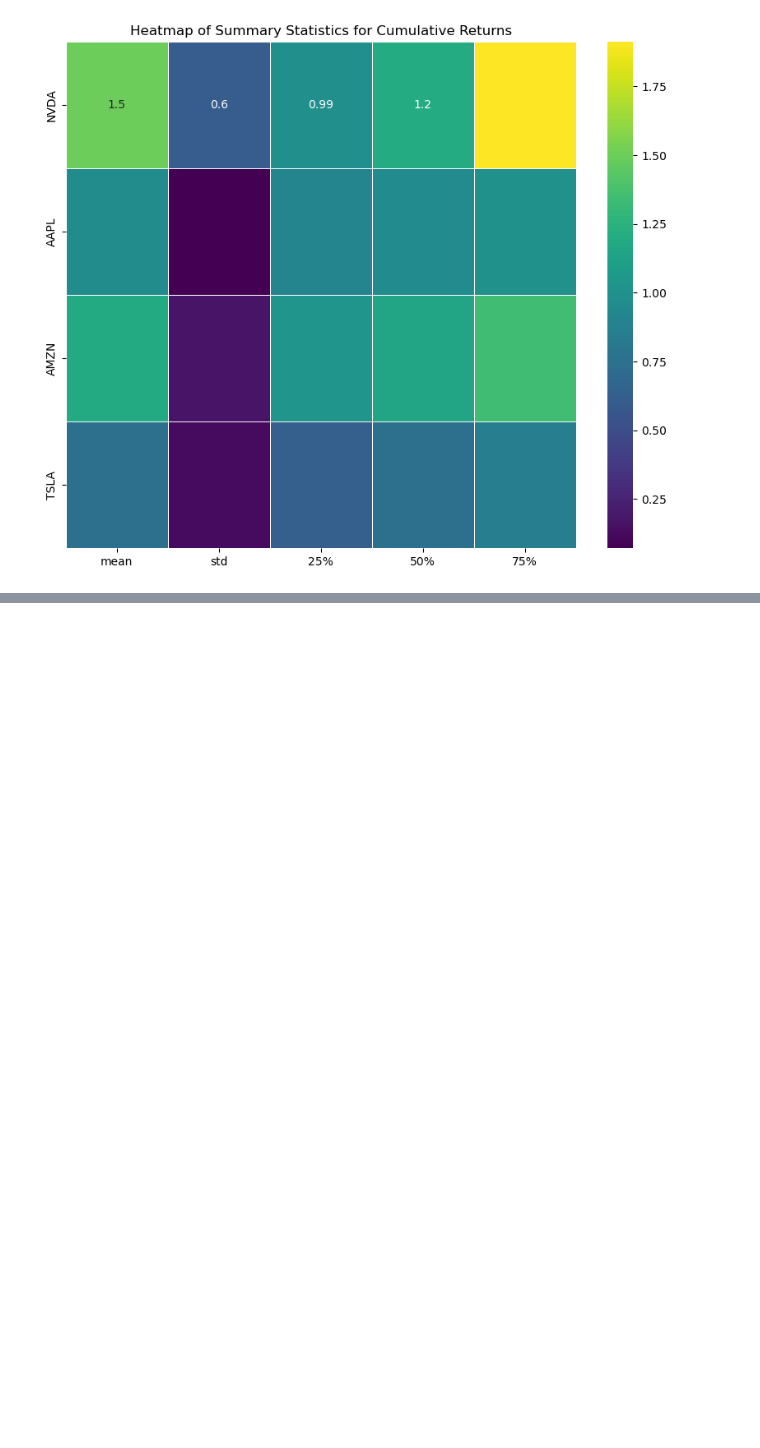
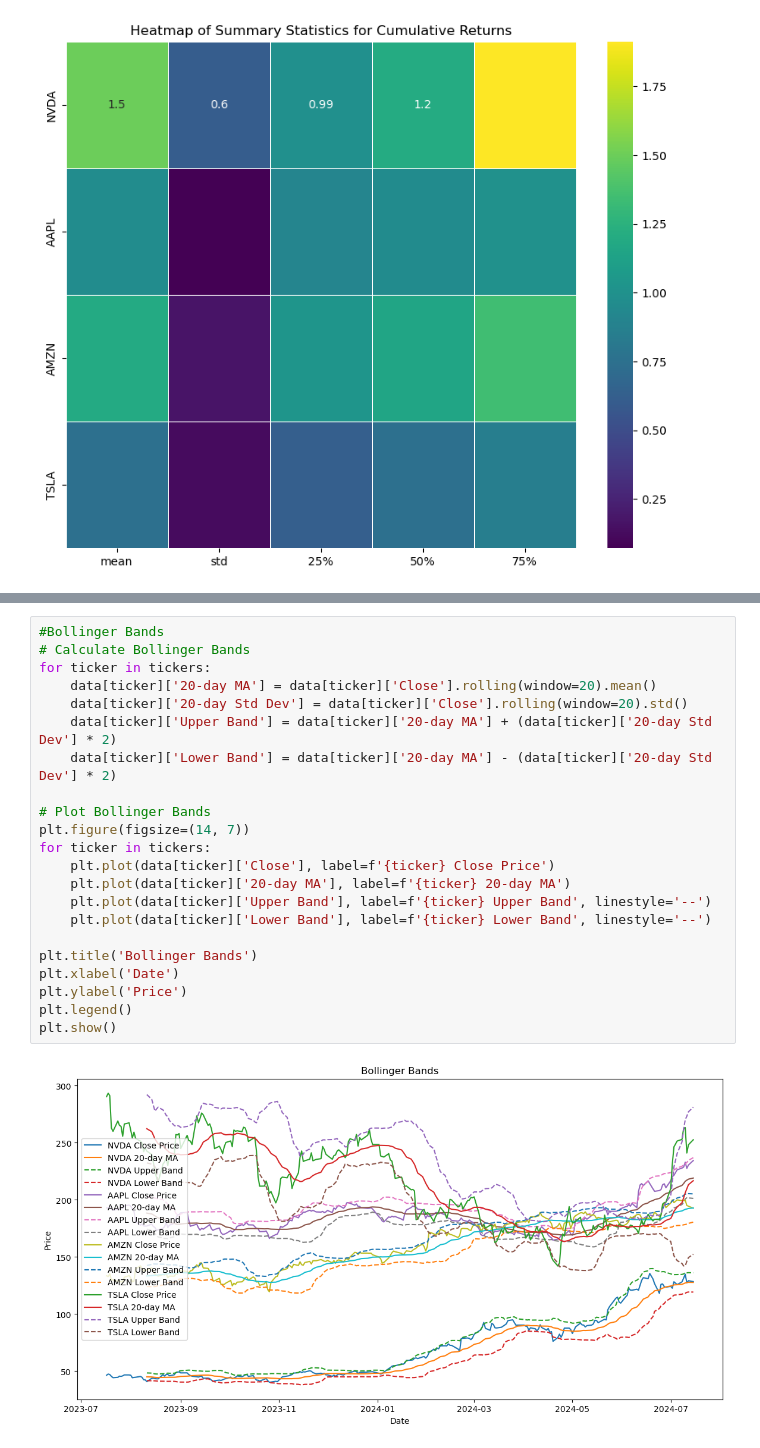
Before and after one commit to Rasesh30/Portfolio_Manager_Project_1, a Jupyter notebook: Team_Data_Project_1.ipynb, the cells around one changed output, grey strips where cells are left out. Drawn from its saved outputs; the diff is of its cells as text; blank space fills up the shorter version.

```diff
--- a/Team_Data_Project_1.ipynb
+++ b/Team_Data_Project_1.ipynb
@@ -516,0 +587,24 @@ plt.show()
+# %%
+#Bollinger Bands
+# Calculate Bollinger Bands
+for ticker in tickers:
+    data[ticker]['20-day MA'] = data[ticker]['Close'].rolling(window=20).mean()
+    data[ticker]['20-day Std Dev'] = data[ticker]['Close'].rolling(window=20).std()
+    data[ticker]['Upper Band'] = data[ticker]['20-day MA'] + (data[ticker]['20-day Std Dev'] * 2)
+    data[ticker]['Lower Band'] = data[ticker]['20-day MA'] - (data[ticker]['20-day Std Dev'] * 2)
+
+# Plot Bollinger Bands
+plt.figure(figsize=(14, 7))
+for ticker in tickers:
+    plt.plot(data[ticker]['Close'], label=f'{ticker} Close Price')
+    plt.plot(data[ticker]['20-day MA'], label=f'{ticker} 20-day MA')
+    plt.plot(data[ticker]['Upper Band'], label=f'{ticker} Upper Band', linestyle='--')
+    plt.plot(data[ticker]['Lower Band'], label=f'{ticker} Lower Band', linestyle='--')
+
+plt.title('Bollinger Bands')
+plt.xlabel('Date')
+plt.ylabel('Price')
+plt.legend()
+plt.show()
+# %% [output]
+[figure, added]
```
Also changed, not shown: parts of 6 cells of this notebook, 1 other file.
